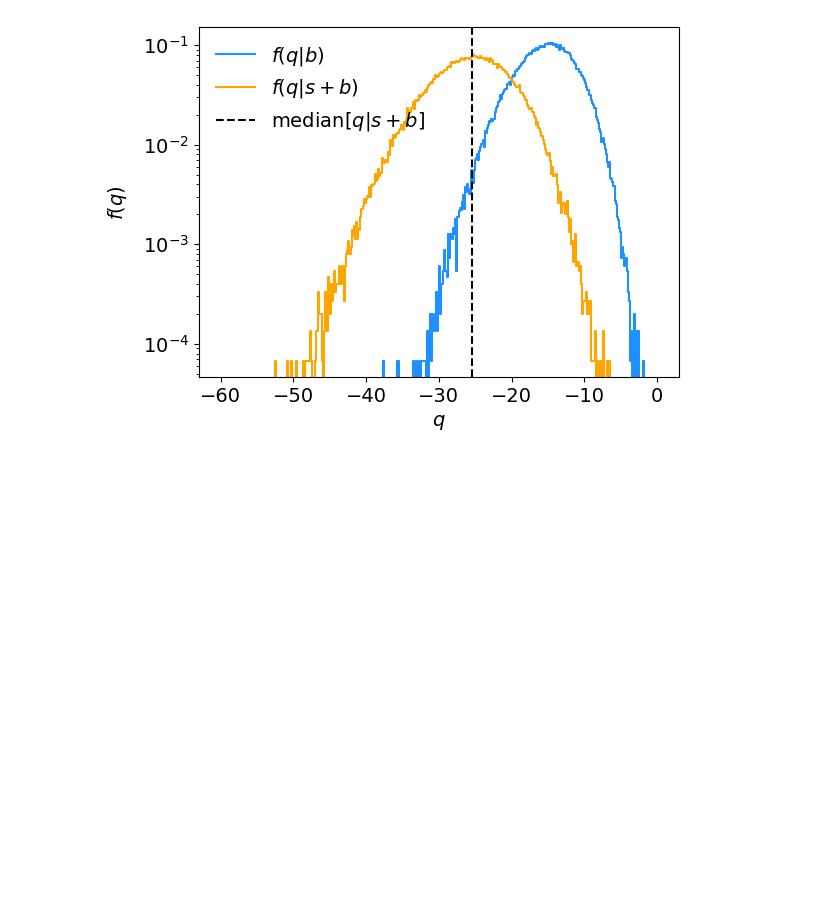
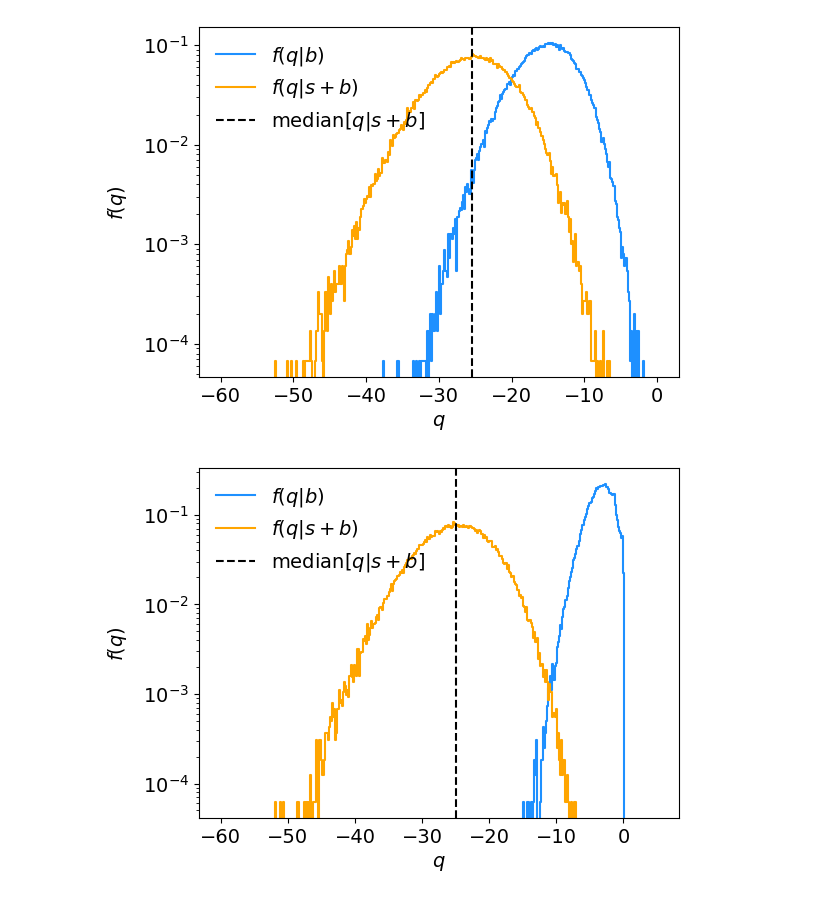
Before and after one commit to Bapi2X22/Statistics_Exercise, a Jupyter notebook: hypTest-main/hypTest_with_new_func (Copy).ipynb, the cells around one changed output. Cells and saved outputs as stored; diff of their text form; code cells hidden in the pictures; blank space fills up the shorter version.

```diff
--- a/hypTest-main/hypTest_with_new_func (Copy).ipynb
+++ b/hypTest-main/hypTest_with_new_func (Copy).ipynb
@@ -162,19 +221,19 @@ qsb = []
 numExp = 100000
 np.random.seed(seed=1234567)        # fix random seed
 for i in range(numExp):
-    n = np.random.poisson(b_tot)       # first b only
+    n = np.random.poisson(B_cut)       # first b only
     xb = np.random.exponential(0.5,n)
-    qb.append(np.sum(q(xb)))
-    n = np.random.poisson(s_tot+b_tot) # then s+b
+    qb.append(np.sum(q_cut(xb)))
+    n = np.random.poisson(S_cut+B_cut) # then s+b
     r2 = np.random.uniform(0., 1., n)
-    xsb = [np.random.normal(mu,sig) if r2[j]<ps else np.random.exponential(0.5) for j in range(n)]
+    xsb = [Norm_in_range(mu,sig,l,h,1) if r2[j]<ps_cut else exp_in_range(0.5,l,h,1) for j in range(n)]
     xsb = np.array(xsb)
-    qsb.append(np.sum(q(xsb)))
+    qsb.append(np.sum(q_cut(xsb)))
     if len(qsb)%(numExp/100) == 0:
             print(".", end="", flush=True)
 print("\n")
-qb = np.array(qb)
-qsb = np.array(qsb)
+qb_cut = np.array(qb)
+qsb_cut = np.array(qsb)
 # %% [output]
 ....................................................................................................
 # %%
@@ -197,3 +256,12 @@ med_q_sb = np.median(qsb)
 print("median[q|s+b]   = {:.3f}".format(med_q_sb))
 # %% [output]
 median[q|s+b]   = -25.480
+# %%
+# Make and analyse histograms of q for b and s+b hypotheses
+nBins = 400
+qMin = -60.
+qMax = 5.
+qbHist, bin_edges = np.histogram(qb_cut, bins=nBins, range=(qMin,qMax), density=True)
+qsbHist, bin_edges = np.histogram(qsb_cut, bins=nBins, range=(qMin,qMax), density=True)
+med_q_sb_cut = np.median(qsb_cut)
+print("median[q|s+b]   = {:.3f}".format(med_q_sb_cut))
@@ -219,3 +289,25 @@ ax.legend(loc='upper left', frameon=False)
 plt.show()
 # %% [output]
 [figure]
+# %%
+# Plot histograms of q
+binLo, binHi = bin_edges[:-1], bin_edges[1:]
+xPlot = np.array([binLo, binHi]).T.flatten()
+ybPlot = np.array([qbHist, qbHist]).T.flatten()
+ysbPlot = np.array([qsbHist, qsbHist]).T.flatten()
+# xPlot = np.array(binLo)
+# ybPlot = np.array(qbHist)
+# ysbPlot = np.array(qsbHist)
+fig, ax = plt.subplots(1,1)
+plt.yscale("log")
+plt.gcf().subplots_adjust(bottom=0.15)
+plt.gcf().subplots_adjust(left=0.15)
+plt.xlabel(r'$q$', labelpad=5)
+plt.ylabel(r'$f(q)$', labelpad=10)
+plt.plot(xPlot, ybPlot, label=r'$f(q|b)$', color='dodgerblue')
+plt.plot(xPlot, ysbPlot, label=r'$f(q|s+b)$', color='orange')
+ax.axvline(med_q_sb_cut, color="black", linestyle="dashed", label = r'median$[q|s+b]$')
+ax.legend(loc='upper left', frameon=False)
+plt.show()
+# %% [output]
+[figure, added]
```
Also changed, not shown: parts of 9 cells of this notebook, 6 other files.
